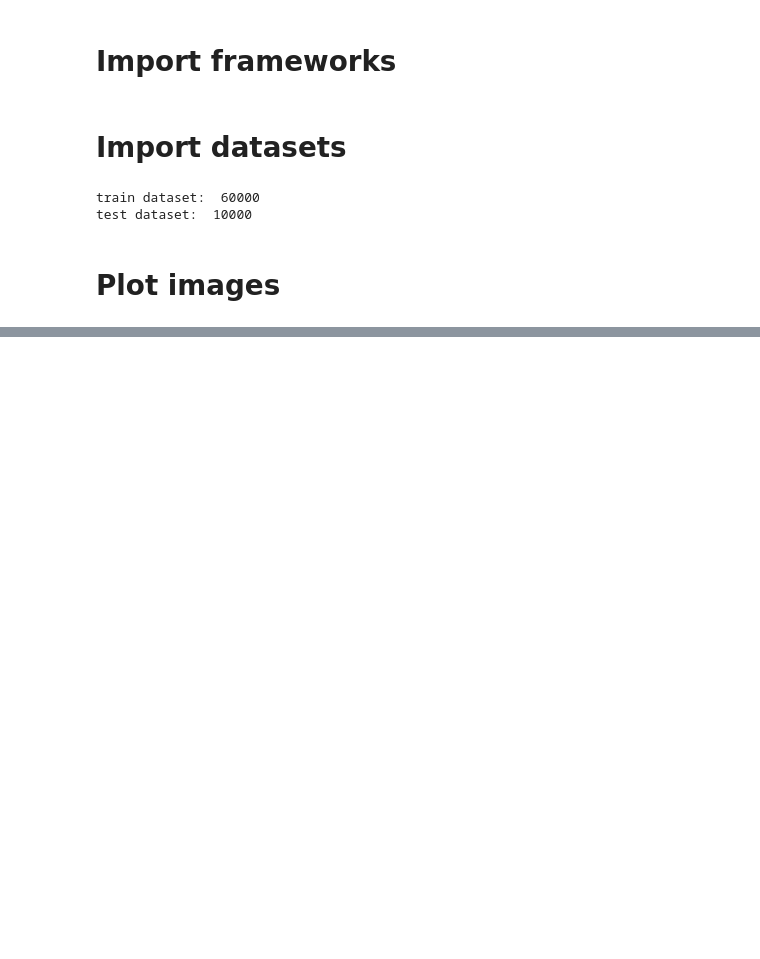
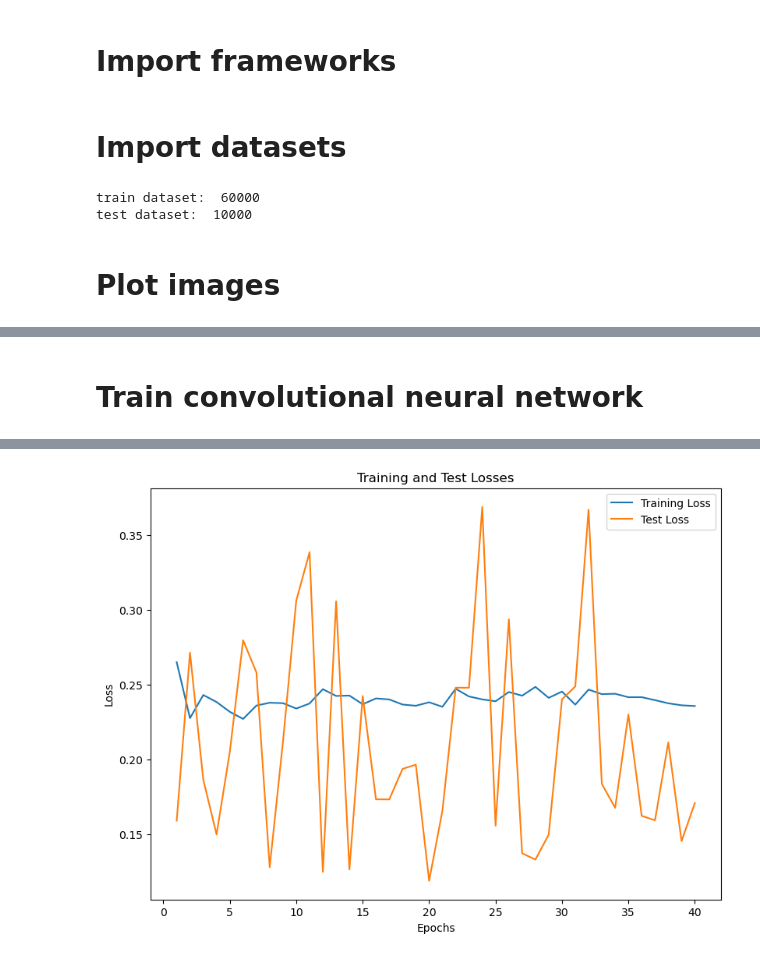
Before and after one commit to olabratt/DIT407, a Jupyter notebook: Assignment6/ola/assignment6.ipynb, the cells around one changed output, grey strips where cells are left out. Drawn from its saved outputs; the diff is of its cells as text; code cells hidden in the pictures; blank space fills up the shorter version.

```diff
--- a/Assignment6/ola/assignment6.ipynb
+++ b/Assignment6/ola/assignment6.ipynb
@@ -127,0 +199,32 @@ Accuracy of the network on the 10000 test images: 97.45 %
+# %%
+class CNN(nn.Module):
+    def __init__(self):
+        super(CNN, self).__init__()
+        self.conv1 = nn.Conv2d(in_channels=1, out_channels=16, kernel_size=3, stride=1, padding=1)
+        self.conv2 = nn.Conv2d(in_channels=16, out_channels=32, kernel_size=3, stride=1, padding=1)
+        self.fc1 = nn.Linear(32 * 7 * 7, 128)
+        self.fc2 = nn.Linear(128, 10)
+
+    def forward(self, x):
+        x = F.relu(self.conv1(x))
+        x = F.max_pool2d(x, kernel_size=2, stride=2)
+        x = F.relu(self.conv2(x))
+        x = F.max_pool2d(x, kernel_size=2, stride=2)
+        x = x.view(-1, 32 * 7 * 7)
+        x = F.relu(self.fc1(x))
+        x = self.fc2(x)
+        return x
+# %% [markdown]
+<h1>Train convolutional neural network</h1>
+# %%
+
+model = CNN()
+
+weight_decay = 0.01
+learning_rate = 0.1
+optimizer = optim.SGD(model.parameters(), lr=learning_rate, weight_decay=weight_decay)
+num_epochs = 40
+criterion = nn.CrossEntropyLoss()
+
+train(model, criterion, optimizer, train_loader, test_loader, num_epochs, "cnn")
+# %% [output]
@@ -127,0 +248 @@ Accuracy of the network on the 10000 test images: 97.45 %
+[figure, added]
```
Also changed, not shown: parts of 15 cells of this notebook, 4 other files.
